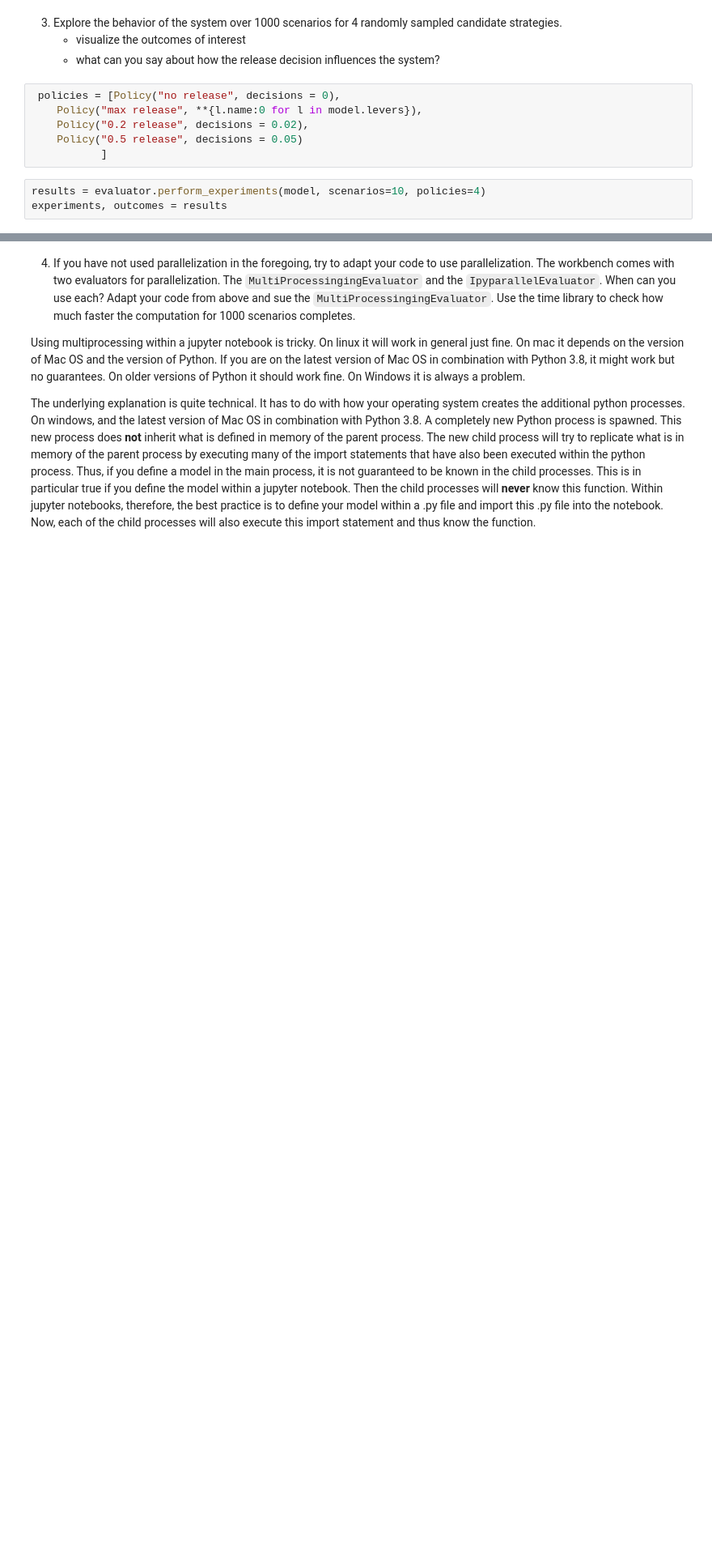
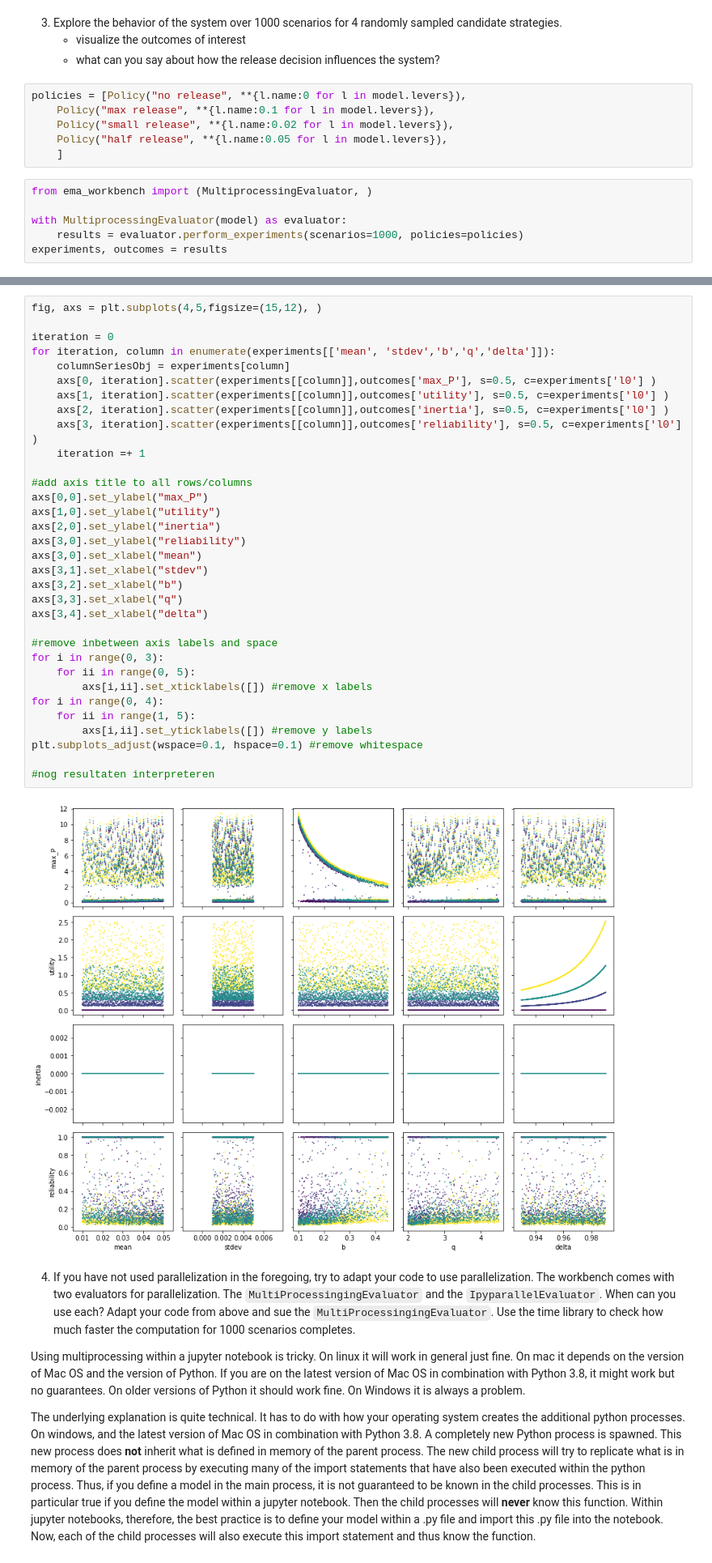
Before and after one commit to oli4oli4/Model-based-decision-making, a Jupyter notebook: Assigments week 1,2/assignment 2 - lakemodel-Maarten.ipynb, the cells around one changed output, grey strips where cells are left out. Shown: that part at 81% size. Drawn from its saved outputs; the diff is of its cells as text; blank space fills up the shorter version.

```diff
--- a/Assigments week 1,2/assignment 2 - lakemodel-Maarten.ipynb
+++ b/Assigments week 1,2/assignment 2 - lakemodel-Maarten.ipynb
@@ -166,12 +165,15 @@ The decay rate and recycling exponent (b and q) really effect the system
     * visualize the outcomes of interest
     * what can you say about how the release decision influences the system?
 # %%
- policies = [Policy("no release", decisions = 0),
-    Policy("max release", **{l.name:0 for l in model.levers}),
-    Policy("0.2 release", decisions = 0.02),
-    Policy("0.5 release", decisions = 0.05)
-           ]
+policies = [Policy("no release", **{l.name:0 for l in model.levers}),
+    Policy("max release", **{l.name:0.1 for l in model.levers}),
+    Policy("small release", **{l.name:0.02 for l in model.levers}),
+    Policy("half release", **{l.name:0.05 for l in model.levers}),
+    ]
 # %%
-results = evaluator.perform_experiments(model, scenarios=10, policies=4)
+from ema_workbench import (MultiprocessingEvaluator, )
+
+with MultiprocessingEvaluator(model) as evaluator:
+    results = evaluator.perform_experiments(scenarios=1000, policies=policies)
 experiments, outcomes = results
 # %% [output]
@@ -179,3 +194,38 @@ NameError: name 'evaluator' is not defined
+# %%
+fig, axs = plt.subplots(4,5,figsize=(15,12), )
+
+iteration = 0
+for iteration, column in enumerate(experiments[['mean', 'stdev','b','q','delta']]):
+    columnSeriesObj = experiments[column]
+    axs[0, iteration].scatter(experiments[[column]],outcomes['max_P'], s=0.5, c=experiments['l0'] )
+    axs[1, iteration].scatter(experiments[[column]],outcomes['utility'], s=0.5, c=experiments['l0'] )
+    axs[2, iteration].scatter(experiments[[column]],outcomes['inertia'], s=0.5, c=experiments['l0'] )
+    axs[3, iteration].scatter(experiments[[column]],outcomes['reliability'], s=0.5, c=experiments['l0'] )
+    iteration =+ 1
+
+#add axis title to all rows/columns
+axs[0,0].set_ylabel("max_P")
+axs[1,0].set_ylabel("utility")
+axs[2,0].set_ylabel("inertia")
+axs[3,0].set_ylabel("reliability")
+axs[3,0].set_xlabel("mean")
+axs[3,1].set_xlabel("stdev")
+axs[3,2].set_xlabel("b")
+axs[3,3].set_xlabel("q")
+axs[3,4].set_xlabel("delta")
+
+#remove inbetween axis labels and space
+for i in range(0, 3):
+    for ii in range(0, 5):
+        axs[i,ii].set_xticklabels([]) #remove x labels
+for i in range(0, 4):
+    for ii in range(1, 5):
+        axs[i,ii].set_yticklabels([]) #remove y labels
+plt.subplots_adjust(wspace=0.1, hspace=0.1) #remove whitespace
+
+#nog resultaten interpreteren
+# %% [output]
+[figure, added]
 # %% [markdown]
 4. If you have not used parallelization in the foregoing, try to adapt your code to use parallelization. The workbench comes with two evaluators for parallelization. The `MultiProcessingingEvaluator` and the `IpyparallelEvaluator`. When can you use each? Adapt your code from above and sue the `MultiProcessingingEvaluator`. Use the time library to check how much faster the computation for 1000 scenarios completes.
 
```
Also changed, not shown: parts of 5 cells of this notebook.
